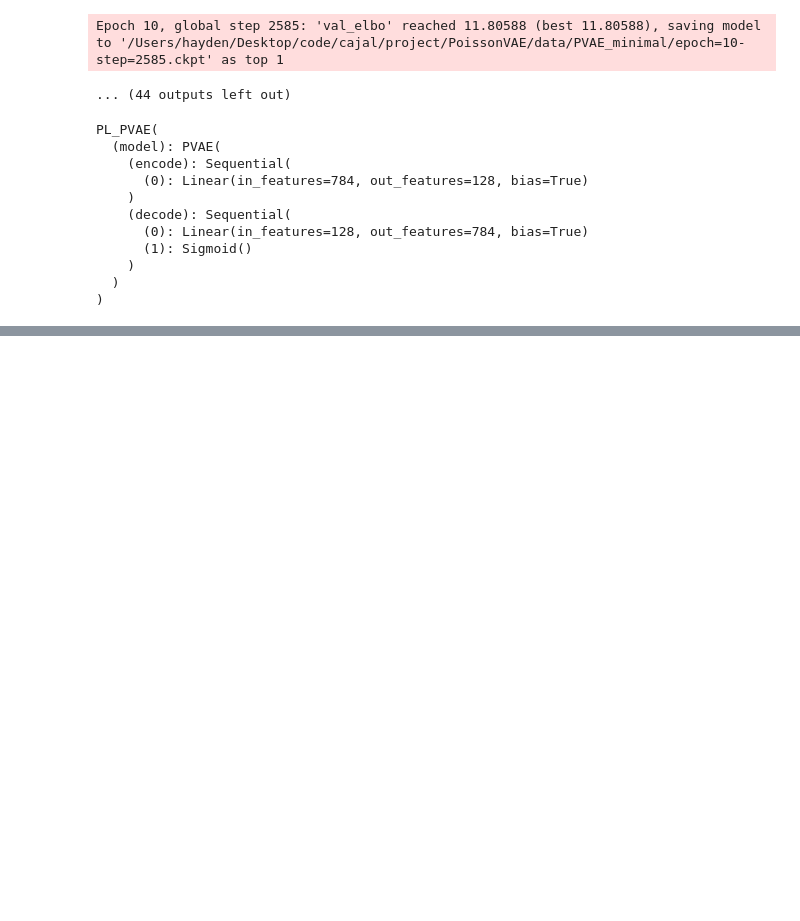
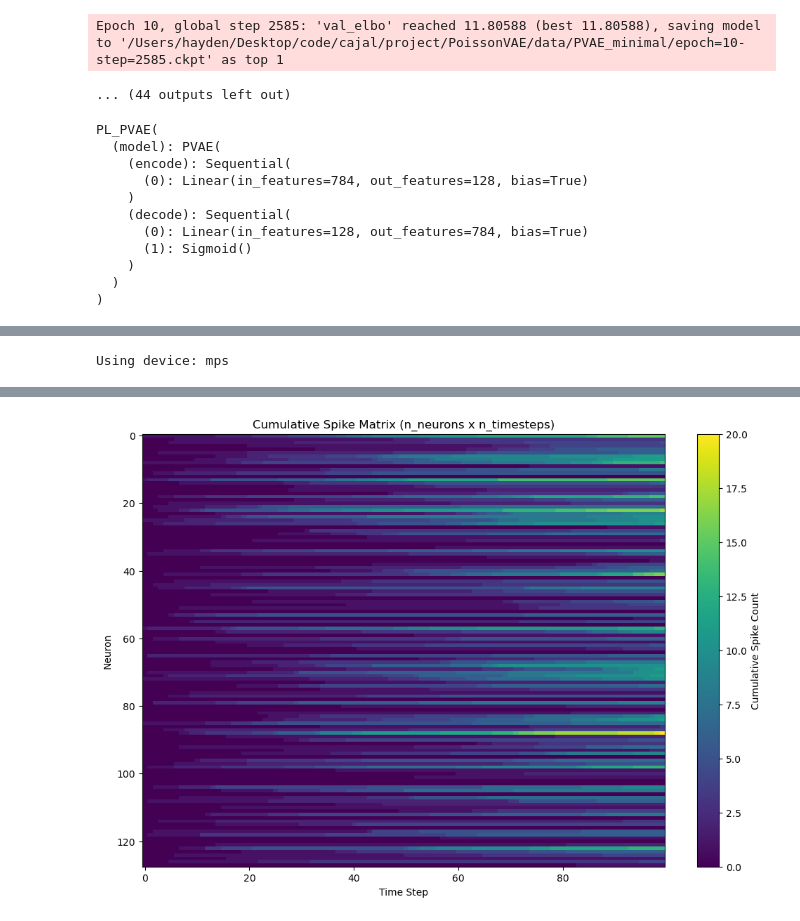
Before and after one commit to hayden-johnson/poisson-ssm, a Jupyter notebook: pvae.ipynb, the cells around one changed output, grey strips where cells are left out. Saved outputs shown, nothing was run; the diff lists cells and outputs as text; code cells hidden in the pictures; blank space fills up the shorter version.

```diff
--- a/pvae.ipynb
+++ b/pvae.ipynb
@@ -312,0 +301,79 @@ for s in spike_trains:
+# %%
+batch = next(iter(train_dl))
+img = batch[0][0]
+# %%
+device = torch.device("cuda" if torch.cuda.is_available() else "mps" if torch.backends.mps.is_available() else "cpu")
+print(f"Using device: {device}")
+
+model = model.to(device)
+x = img.to(device)
+
+
+with torch.no_grad():
+    dist, du, z, y = model.forward(x.unsqueeze(0).unsqueeze(0))
+# %% [output]
+Using device: mps
+# %%
+def cumulative_spike_matrix(indicator, times, n_steps=100):
+    """
+    Create a cumulative spike matrix (n_neurons x n_timesteps) showing
+    cumulative spike counts for each neuron up to each time step.
+
+    Args:
+        indicator: boolean tensor of shape (n_trials, batch_size, n_neurons)
+        times: tensor of spike times of shape (n_trials, batch_size, n_neurons)
+        n_steps: number of time bins to discretize [0,1] interval
+
+    Returns:
+        cumulative_counts: tensor of shape (n_neurons, n_steps) with cumulative spike counts
+    """
+    # Squeeze out batch dimension (assuming batch_size=1)
+    indicator_2d = indicator[:, 0, :]  # (n_trials, n_neurons)
+    times_2d = times[:, 0, :]          # (n_trials, n_neurons)
+
+    n_neurons = indicator_2d.shape[1]
+    device = times.device
+
+    # Create time bin edges
+    edges = torch.linspace(0.0, 1.0, n_steps + 1, device=device)
+
+    # Get valid spike times and corresponding neuron indices
+    valid_mask = indicator_2d
+    trials, neurons = torch.nonzero(valid_mask, as_tuple=True)
+    valid_times = times_2d[trials, neurons]  # Flat array of all spike times
+
+    # Find which time bin each spike falls into
+    bin_indices = torch.bucketize(valid_times, edges) - 1
+    # Clamp to valid range [0, n_steps-1]
+    bin_indices = torch.clamp(bin_indices, 0, n_steps - 1)
+
+    # Create a spike count matrix (n_neurons x n_steps)
+    spike_counts = torch.zeros(n_neurons, n_steps, device=device, dtype=torch.int32)
+
+    # Count spikes in each bin for each neuron
+    for i in range(len(valid_times)):
+        neuron_idx = neurons[i]
+        time_bin = bin_indices[i]
+        spike_counts[neuron_idx, time_bin] += 1
+
+    # Convert to cumulative counts along time dimension
+    cumulative_counts = torch.cumsum(spike_counts, dim=1)
+
+    return cumulative_counts
+
+# Example usage:
+sample, indicator, times = dist.rsample(hard=True, return_indicator=True)
+cumulative_matrix = cumulative_spike_matrix(indicator, times, n_steps=100)
+
+print(f"Cumulative matrix shape: {cumulative_matrix.shape}")
+print(f"Max cumulative spikes per neuron: {cumulative_matrix.max(dim=1)[0]}")
+
+# Visualize the cumulative spike matrix
+plt.figure(figsize=(12, 8))
+plt.imshow(cumulative_matrix.cpu().numpy(), aspect='auto', cmap='viridis')
+plt.colorbar(label='Cumulative Spike Count')
+plt.xlabel('Time Step')
+plt.ylabel('Neuron')
+plt.title('Cumulative Spike Matrix (n_neurons x n_timesteps)')
+plt.show()
+# %% [output]
@@ -312,0 +389 @@ for s in spike_trains:
+[figure, added]
```
Also changed, not shown: parts of 13 cells of this notebook.
